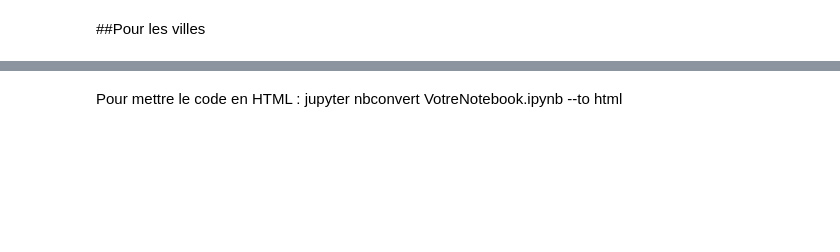
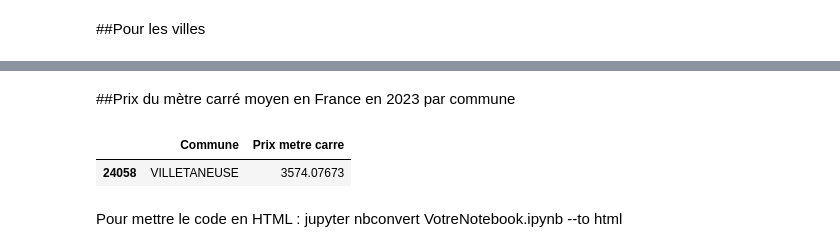
Before and after one commit to Onizaro/projet_jupyter, a Jupyter notebook: projet_jupyter.ipynb, the cells around one changed output, grey strips where cells are left out. Drawn from its saved outputs; the diff is of its cells as text; code cells hidden in the pictures; blank space fills up the shorter version.

```diff
--- a/projet_jupyter.ipynb
+++ b/projet_jupyter.ipynb
@@ -79,2 +101,21 @@ Error:
+# %% [markdown]
+##Prix du mètre carré moyen en France en 2023 par commune
+# %%
+prix_metre_carre = pd.concat([clean_data, ventes_lyon, ventes_marseille, ventes_paris])
+#on supprime les valeurs à superficie null
+prix_metre_carre = prix_metre_carre.dropna(subset="Surface reelle bati")
+prix_metre_carre = prix_metre_carre[prix_metre_carre["Surface reelle bati"] > 0]
+#on garde seulement les appartement et maisons car il y a des prix de dependences a 5000000 pour 0 m² a Paris par exemple.
+#Les prix des dependences sont pardois absurde
+#prix_metre_carre = prix_metre_carre[prix_metre_carre["Type local"].isin(["Appartement", "Maison"])]
+prix_metre_carre["Valeur fonciere"] = prix_metre_carre["Valeur fonciere"].str.replace(',','.').astype(float)
+prix_metre_carre["Prix metre carre"] = prix_metre_carre["Valeur fonciere"] / prix_metre_carre["Surface reelle bati"]
+
+
+prix_metre_carre = prix_metre_carre.groupby("Commune")["Prix metre carre"].mean().reset_index()
+prix_metre_carre = pd.merge(positions, prix_metre_carre, on="Commune")
+# %% [output]
+|  | Commune | Prix metre carre |
+| 24058 | VILLETANEUSE | 3574.07673 |
 # %% [markdown]
 Pour mettre le code en HTML : jupyter nbconvert VotreNotebook.ipynb --to html
```
Also changed, not shown: parts of 15 cells of this notebook.
